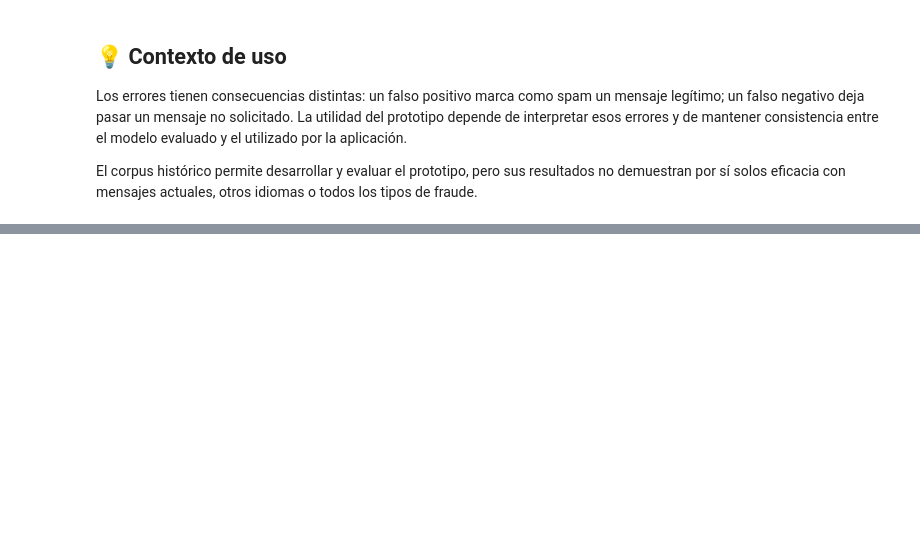
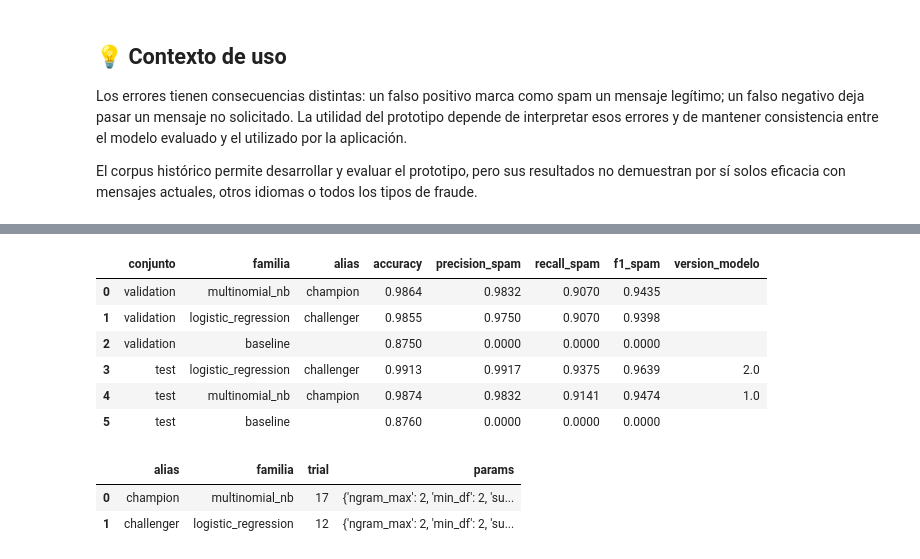
Before and after one commit to RemiH06/examen-final-pcd-2026, a Jupyter notebook: examen-final.ipynb, the cells around one changed output, grey strips where cells are left out. Saved outputs shown, nothing was run; the diff lists cells and outputs as text; code cells hidden in the pictures; blank space fills up the shorter version.

Commit message:
docs(informe): completa informe, ejecución y bitácora

```diff
--- a/examen-final.ipynb
+++ b/examen-final.ipynb
@@ -32,0 +75,13 @@ El corpus histórico permite desarrollar y evaluar el prototipo, pero sus result
+# %%
+import sys
+from pathlib import Path
+
+sys.path.insert(0, str(Path("src").resolve()))
+import datos
+import informe
+
+pd = informe.pd
+pd.set_option("display.max_colwidth", 80)
+particiones = datos.cargar_particiones()
+resumen = informe.resumen_datos()
+train = particiones["train"]
@@ -32,0 +177,11 @@ El corpus histórico permite desarrollar y evaluar el prototipo, pero sus result
+# %%
+m = informe.metricas()
+informe.tabla_comparacion(m)
+# %% [output]
+|  | conjunto | familia | alias | accuracy | precision_spam | recall_spam | f1_spam | version_modelo |
+| 0 | validation | multinomial_nb | champion | 0.9864 | 0.9832 | 0.9070 | 0.9435 |  |
+| 1 | validation | logistic_regression | challenger | 0.9855 | 0.9750 | 0.9070 | 0.9398 |  |
+| 2 | validation | baseline |  | 0.8750 | 0.0000 | 0.0000 | 0.0000 |  |
+| 3 | test | logistic_regression | challenger | 0.9913 | 0.9917 | 0.9375 | 0.9639 | 2.0 |
+| 4 | test | multinomial_nb | champion | 0.9874 | 0.9832 | 0.9141 | 0.9474 | 1.0 |
+| 5 | test | baseline |  | 0.8760 | 0.0000 | 0.0000 | 0.0000 |  |
@@ -32,0 +190,6 @@ El corpus histórico permite desarrollar y evaluar el prototipo, pero sus result
+# %%
+pd.DataFrame(informe.seleccion())[["alias", "familia", "trial", "params"]]
+# %% [output]
+|  | alias | familia | trial | params |
+| 0 | champion | multinomial_nb | 17 | {'ngram_max': 2, 'min_df': 2, 'su... |
+| 1 | challenger | logistic_regression | 12 | {'ngram_max': 2, 'min_df': 2, 'su... |
```
Also changed, not shown: parts of 34 cells of this notebook, 4 other files.
